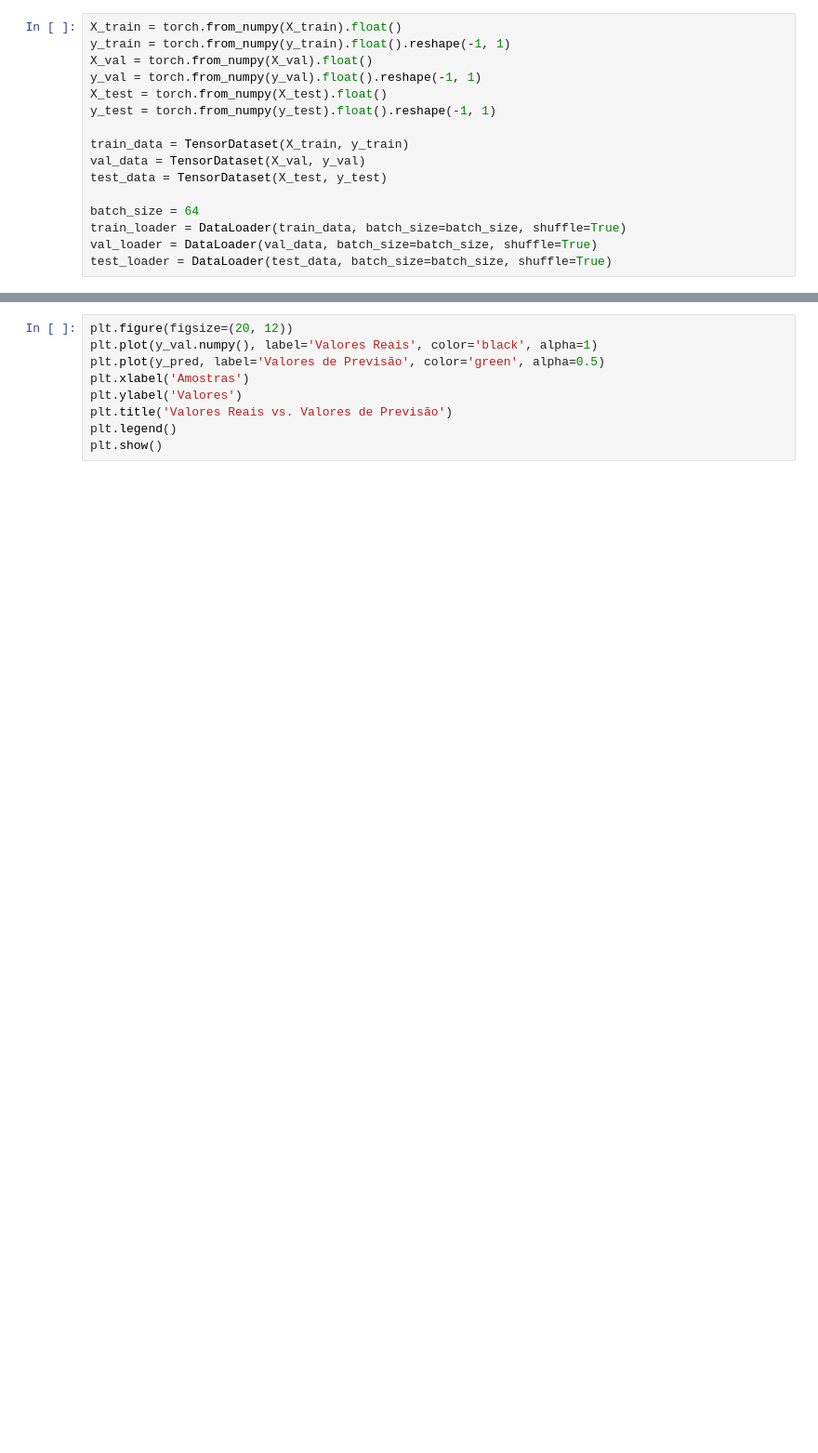
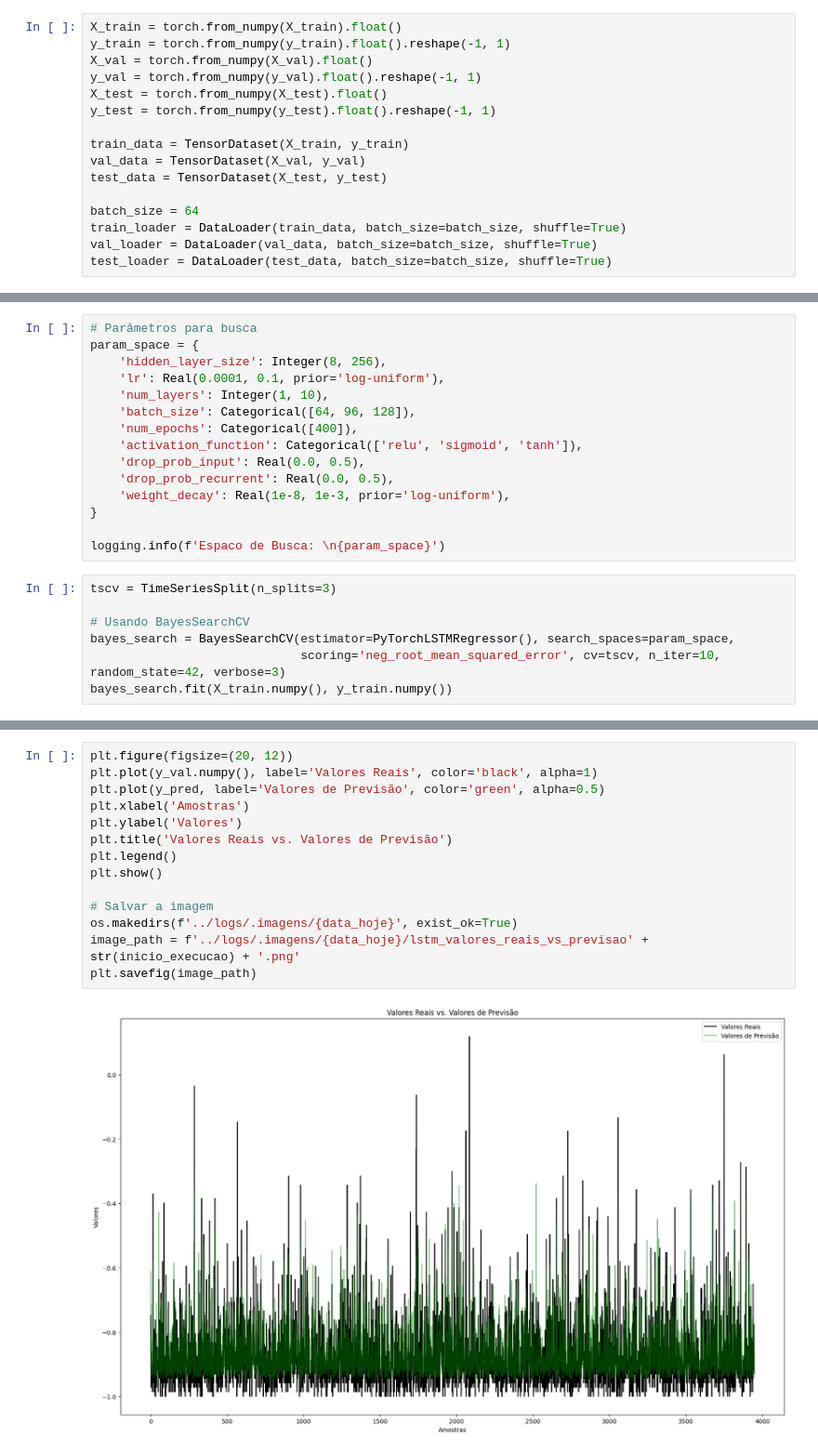
Before and after one commit to DanielPortes/pm25-plots, a Jupyter notebook: models/LSTM.ipynb, the cells around one changed output, grey strips where cells are left out. Shown at 93% size. Saved outputs shown, nothing was run; the diff lists cells and outputs as text; blank space fills up the shorter version.

```diff
--- a/models/LSTM.ipynb
+++ b/models/LSTM.ipynb
@@ -339,0 +357,22 @@ KeyboardInterrupt:
+# %%
+# Parâmetros para busca
+param_space = {
+    'hidden_layer_size': Integer(8, 256),
+    'lr': Real(0.0001, 0.1, prior='log-uniform'),
+    'num_layers': Integer(1, 10),
+    'batch_size': Categorical([64, 96, 128]),
+    'num_epochs': Categorical([400]),
+    'activation_function': Categorical(['relu', 'sigmoid', 'tanh']),
+    'drop_prob_input': Real(0.0, 0.5),
+    'drop_prob_recurrent': Real(0.0, 0.5),
+    'weight_decay': Real(1e-8, 1e-3, prior='log-uniform'),
+}
+
+logging.info(f'Espaco de Busca: \n{param_space}')
+# %%
+tscv = TimeSeriesSplit(n_splits=3)
+
+# Usando BayesSearchCV
+bayes_search = BayesSearchCV(estimator=PyTorchLSTMRegressor(), search_spaces=param_space,
+                             scoring='neg_root_mean_squared_error', cv=tscv, n_iter=10, random_state=42, verbose=3)
+bayes_search.fit(X_train.numpy(), y_train.numpy())
@@ -370,9 +487,16 @@ with torch.no_grad():
-# %%
-plt.figure(figsize=(20, 12))
-plt.plot(y_val.numpy(), label='Valores Reais', color='black', alpha=1)
-plt.plot(y_pred, label='Valores de Previsão', color='green', alpha=0.5)
-plt.xlabel('Amostras')
-plt.ylabel('Valores')
-plt.title('Valores Reais vs. Valores de Previsão')
-plt.legend()
-plt.show()
+# %%
+plt.figure(figsize=(20, 12))
+plt.plot(y_val.numpy(), label='Valores Reais', color='black', alpha=1)
+plt.plot(y_pred, label='Valores de Previsão', color='green', alpha=0.5)
+plt.xlabel('Amostras')
+plt.ylabel('Valores')
+plt.title('Valores Reais vs. Valores de Previsão')
+plt.legend()
+plt.show()
+
+# Salvar a imagem
+os.makedirs(f'../logs/.imagens/{data_hoje}', exist_ok=True)
+image_path = f'../logs/.imagens/{data_hoje}/lstm_valores_reais_vs_previsao' + str(inicio_execucao) + '.png'
+plt.savefig(image_path)
+# %% [output]
+[figure, added]
```
Also changed, not shown: parts of 22 cells of this notebook, 3 other files.
